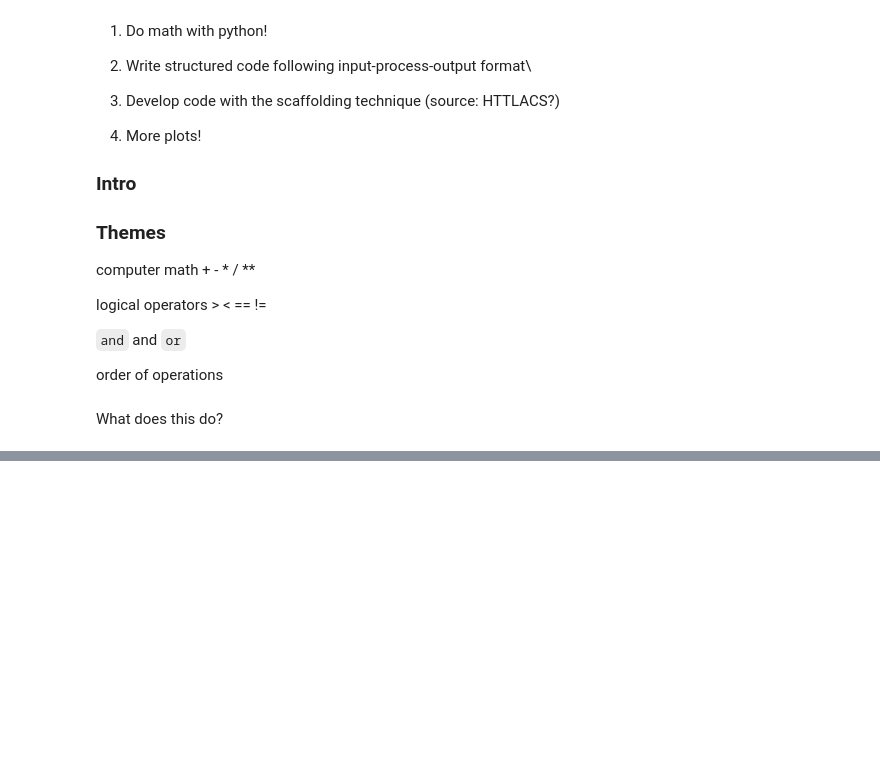
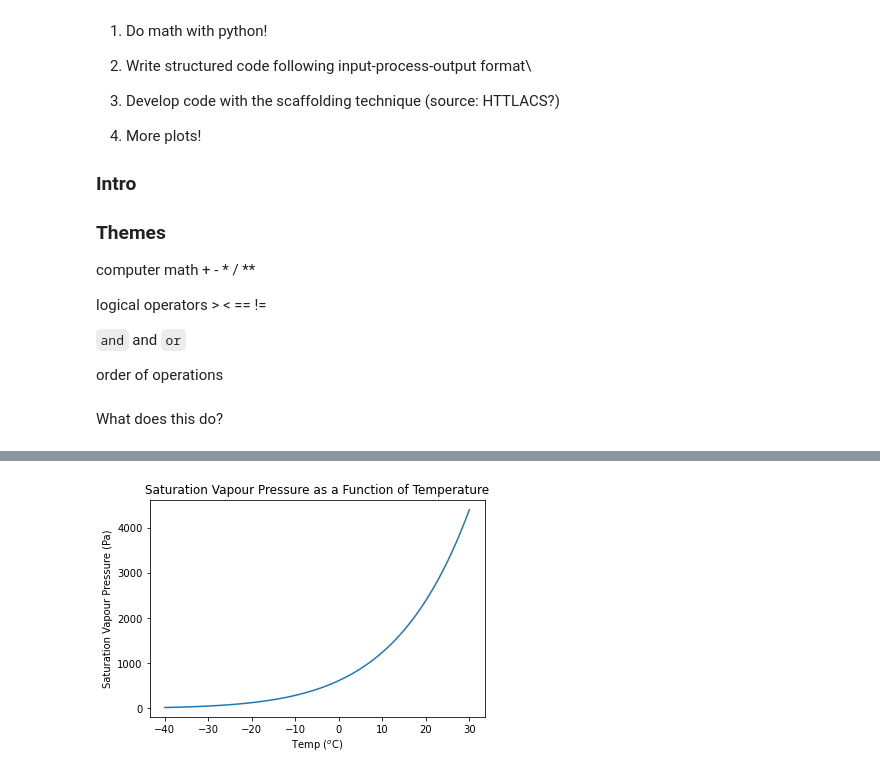
Before and after one commit to AndrewLoeppky/eosc211_students, a Jupyter notebook: e211_python_2021/wk04/lab_wk4/lab_wk4.ipynb, the cells around one changed output, grey strips where cells are left out. Drawn from its saved outputs; the diff is of its cells as text; code cells hidden in the pictures; blank space fills up the shorter version.

```diff
--- a/e211_python_2021/wk04/lab_wk4/lab_wk4.ipynb
+++ b/e211_python_2021/wk04/lab_wk4/lab_wk4.ipynb
@@ -111,0 +122,18 @@ Also, It is useful to separate the parts by white space, and liberally comment y
+# %%
+# andrew's soln
+
+# input
+Tc = 25  # deg C
+
+# internal definitions
+Tk = Tc + 273.15  # K
+e0 = 611  # Pa,
+Lvap = 2.5e6  # J/kg
+T0 = 273  # K
+Rv = 461  # J/kg/K
+
+# calculations
+esat = e0 * np.exp((Lvap / Rv) * (1 / T0 - 1 / Tk))  # eqn 1
+
+# outputs
+print(esat)
@@ -111,0 +177,20 @@ Also, It is useful to separate the parts by white space, and liberally comment y
+# %%
+# andrew's soln
+
+# input
+Tc = np.arange(-40, 31)
+
+# definitions
+Tk = Tc + 273.15  # K
+
+# calculations
+esat = e0 * np.exp((Lvap / Rv) * (1 / T0 - 1 / Tk))  # eqn 1
+
+# output (a plot!)
+fix, ax = plt.subplots()
+ax.plot(Tc, esat)
+ax.set_xlabel("Temp ($^o$C)")
+ax.set_ylabel("Saturation Vapour Pressure (Pa)")
+ax.set_title("Saturation Vapour Pressure as a Function of Temperature")
+# %% [output]
+[figure, added]
```
Also changed, not shown: parts of 16 cells of this notebook, 2 other files.
